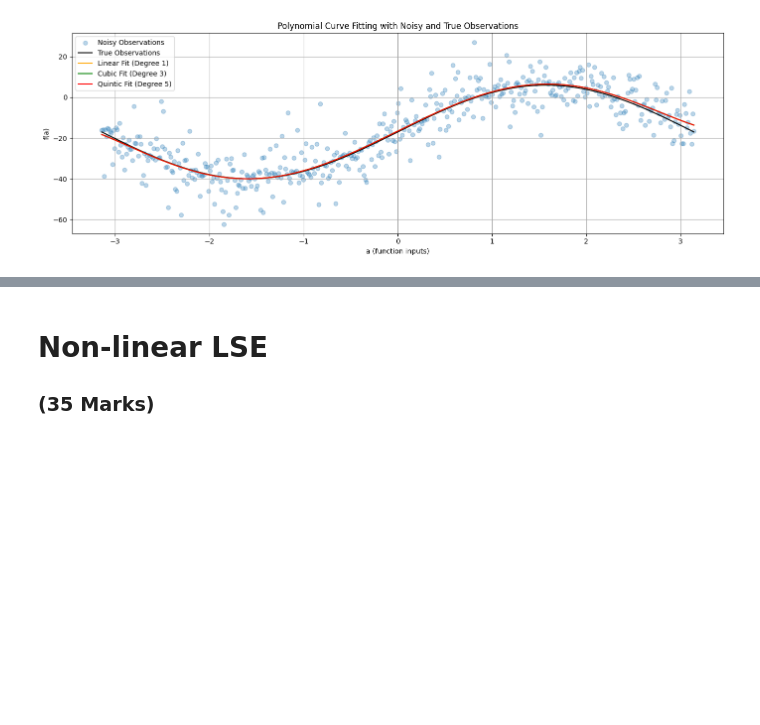
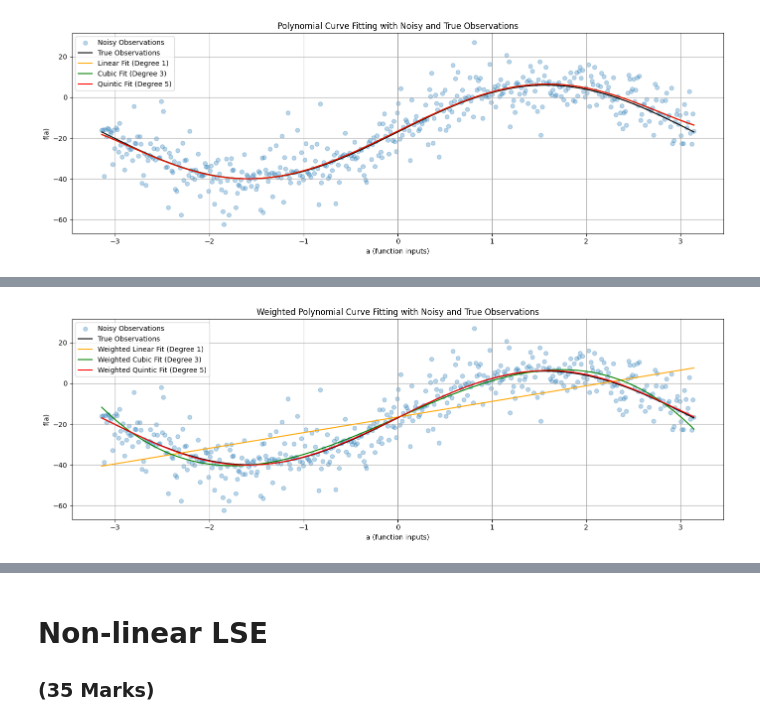
Before and after one commit to amandachoy1/engg680_2024_fall, a Jupyter notebook: Lab_Assignment_2/Assignment2.ipynb, the cells around one changed output, grey strips where cells are left out. Saved outputs shown, nothing was run; the diff lists cells and outputs as text; code cells hidden in the pictures; blank space fills up the shorter version.

Commit message:
DiSu added step9-13 step14 went wrong

```diff
--- a/Lab_Assignment_2/Assignment2.ipynb
+++ b/Lab_Assignment_2/Assignment2.ipynb
@@ -279,4 +279,12 @@ else:
 # step 9
 # print the a posterier variance factor for each polynomial function
 # (3 marks)
-# ...
+#
+n = len(a)
+p = [1, 3, 5]
+
+for i, degree in enumerate(p):
+
+    variance_factor = np.sum(residuals[i]**2) / (n - degree)
+
+    print(f"A posteriori variance factor for degree {degree} polynomial: {variance_factor:.4f}")
@@ -295,4 +336,7 @@ else:
 # now, let's define the P matrix with the proper weights of observation
 # use the variance of observation l_var, define P matrix
 # (1 mark)
-P = #...
+P = np.diag(1 / l_var)
+
+print("P matrix (diagonal of inverse variances):")
+print(P)
@@ -308,0 +352,73 @@ P = #...
+# %%
+# step 13
+# repeat the steps 6-10, using the proper P matrix
+# (10 marks)
+
+import numpy as np
+import matplotlib.pyplot as plt
+from numpy.linalg import inv, norm
+
+
+
+
+def fit_polynomial_curve_weighted(a, l, P, degree):
+    """
+    Fits a polynomial of the specified degree using weighted least squares.
+    a : function inputs
+    l : noisy observations
+    P : weight matrix (inverse of variances)
+    degree : degree of the polynomial to fit
+    """
+    X = np.vander(a, degree + 1, increasing=True)
+    l = l.reshape(-1, 1)
+    X_T_P = X.T @ P
+    coeffs = inv(X_T_P @ X) @ (X_T_P @ l)
+    predicted = X @ coeffs
+    residuals = l - predicted
+    return coeffs, predicted, residuals
+
+
+line_coeffs_w, line_uw_w, line_residuals_w = fit_polynomial_curve_weighted(a, l, P, 1)
+cubic_coeffs_w, cubic_uw_w, cubic_residuals_w = fit_polynomial_curve_weighted(a, l, P, 3)
+quintic_coeffs_w, quintic_uw_w, quintic_residuals_w = fit_polynomial_curve_weighted(a, l, P, 5)
+
+
+fig, ax = plt.subplots(nrows=1, ncols=1, figsize=(14, 5))
+
+plt.scatter(a, l, color='tab:blue', label='Noisy Observations', alpha=0.3)
+plt.plot(a, l_true, color='black', label='True Observations', linewidth=1.5)
+plt.plot(a, line_uw_w, label='Weighted Linear Fit (Degree 1)', color='orange')
+plt.plot(a, cubic_uw_w, label='Weighted Cubic Fit (Degree 3)', color='green')
+plt.plot(a, quintic_uw_w, label='Weighted Quintic Fit (Degree 5)', color='red')
+
+plt.xlabel('a (function inputs)')
+plt.ylabel('f(a)')
+plt.legend()
+plt.title('Weighted Polynomial Curve Fitting with Noisy and True Observations')
+
+ax.grid(True, which='both', ls='-', color='0.65')
+fig.tight_layout()
+plt.show()
+
+
+n = len(a)
+degrees = [1, 3, 5]
+residuals_weighted = [line_residuals_w, cubic_residuals_w, quintic_residuals_w]
+
+print("=== A Posteriori Variance Factors with Weights ===")
+for i, degree in enumerate(degrees):
+    variance_factor_w = np.sum(residuals_weighted[i]**2) / (n - degree)
+    print(f"A posteriori variance factor for degree {degree} polynomial (weighted): {variance_factor_w:.4f}")
+
+
+print("\n=== Norms Between Weighted Predicted and True Observations ===")
+
+line_norm_w = norm(line_uw_w - l_true)
+cubic_norm_w = norm(cubic_uw_w - l_true)
+quintic_norm_w = norm(quintic_uw_w - l_true)
+
+print(f"L2 norm between weighted linear fit (degree 1) and true observations: {line_norm_w:.4f}")
+print(f"L2 norm between weighted cubic fit (degree 3) and true observations: {cubic_norm_w:.4f}")
+print(f"L2 norm between weighted quintic fit (degree 5) and true observations: {quintic_norm_w:.4f}")
+# %% [output]
+[figure, added]
```
Also changed, not shown: parts of 10 cells of this notebook.
